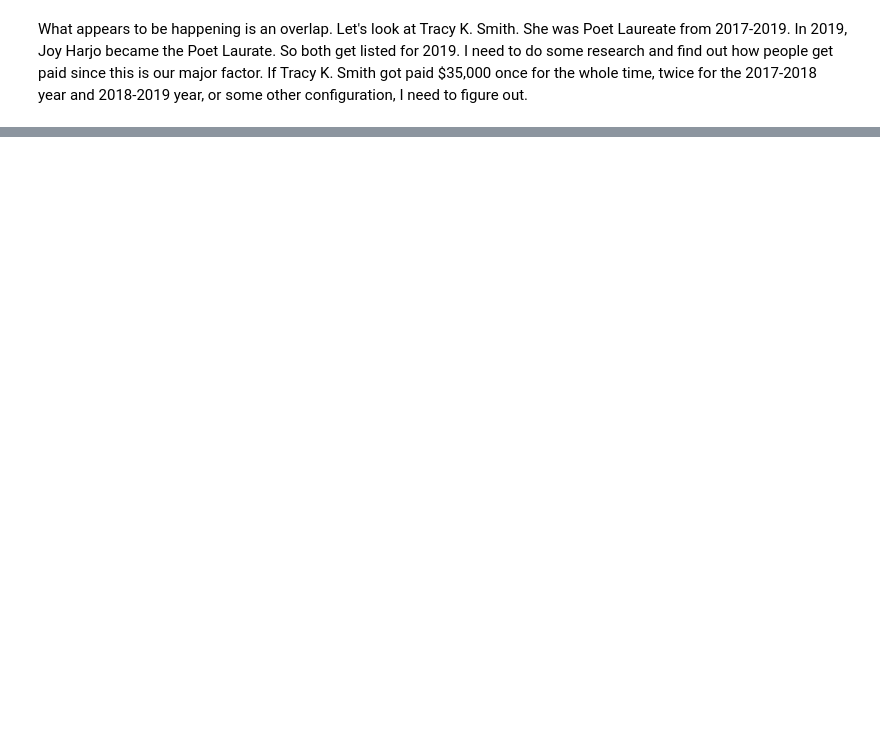
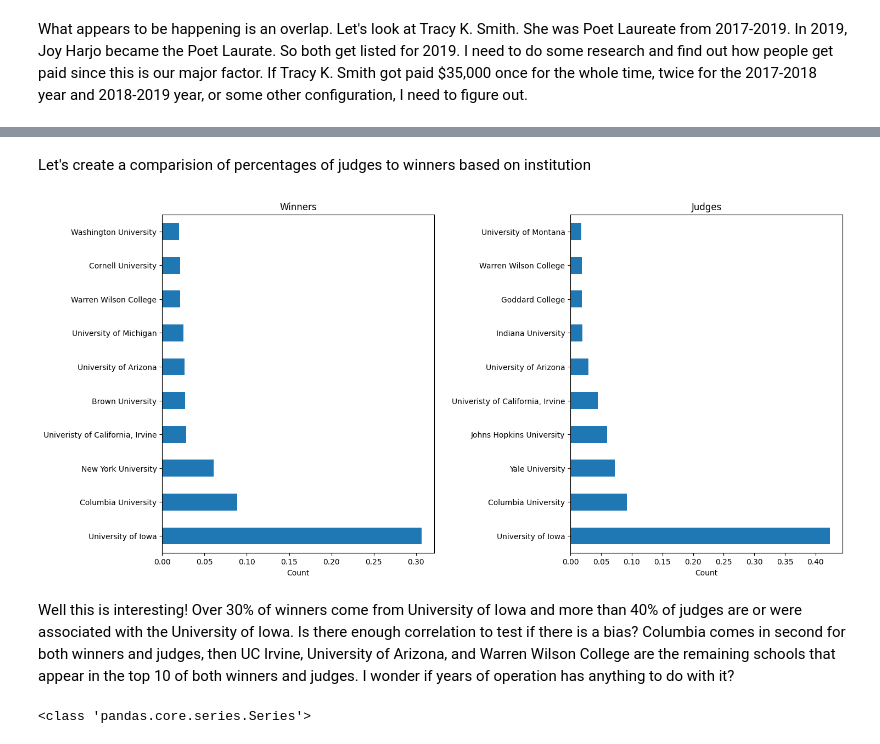
Before and after one commit to abigwind/literary-prizes, a Jupyter notebook: LiteraryPrizesDW.ipynb, the cells around one changed output, grey strips where cells are left out. Saved outputs shown, nothing was run; the diff lists cells and outputs as text; code cells hidden in the pictures; blank space fills up the shorter version.

```diff
--- a/LiteraryPrizesDW.ipynb
+++ b/LiteraryPrizesDW.ipynb
@@ -773,0 +676,20 @@ Name: prize_amount, dtype: float64)]
+# %% [markdown]
+Let's create a comparision of percentages of judges to winners based on institution
+# %%
+fig, ax = plt.subplots(nrows=1, ncols=2, figsize=(16,8))
+winners.mfa_degree.value_counts(normalize=True)[:10].plot(kind='barh', ax=ax[0])
+ax[0].set_title('Winners')
+ax[0].set_xlabel('Count')
+judges.mfa_degree.value_counts(normalize=True)[:10].plot(kind='barh', ax=ax[1])
+ax[1].set_title('Judges')
+ax[1].set_xlabel('Count')
+plt.subplots_adjust(wspace=0.5)
+# %% [output]
+[figure, added]
+# %% [markdown]
+Well this is interesting! Over 30% of winners come from University of Iowa and more than 40% of judges are or were associated with the University of Iowa. Is there enough correlation to test if there is a bias? Columbia comes in second for both winners and judges, then UC Irvine, University of Arizona, and Warren Wilson College are the remaining schools that appear in the top 10 of both winners and judges. I wonder if years of operation has anything to do with it?
+# %%
+year_count = winners['prize_year'].value_counts()
+print(type(year_count))
+# %% [output]
+<class 'pandas.core.series.Series'>
```
Also changed, not shown: parts of 91 cells of this notebook, 1 other file.
